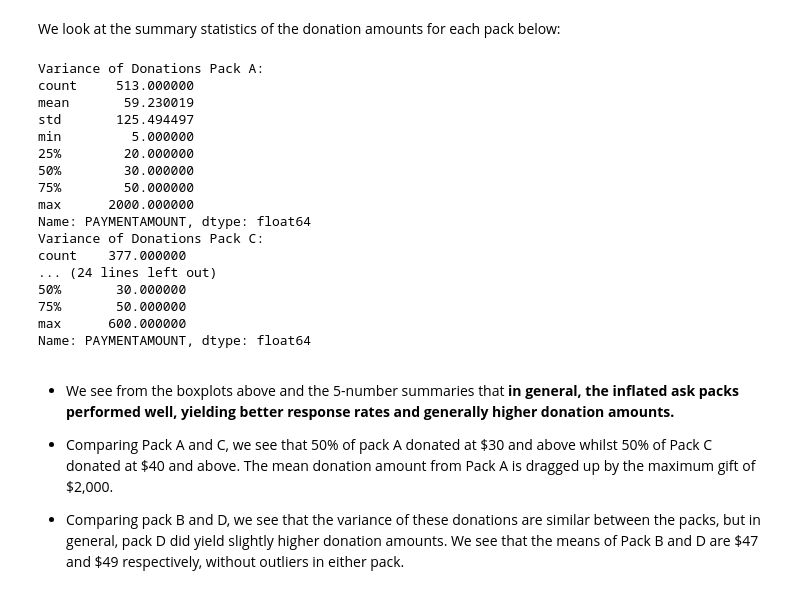
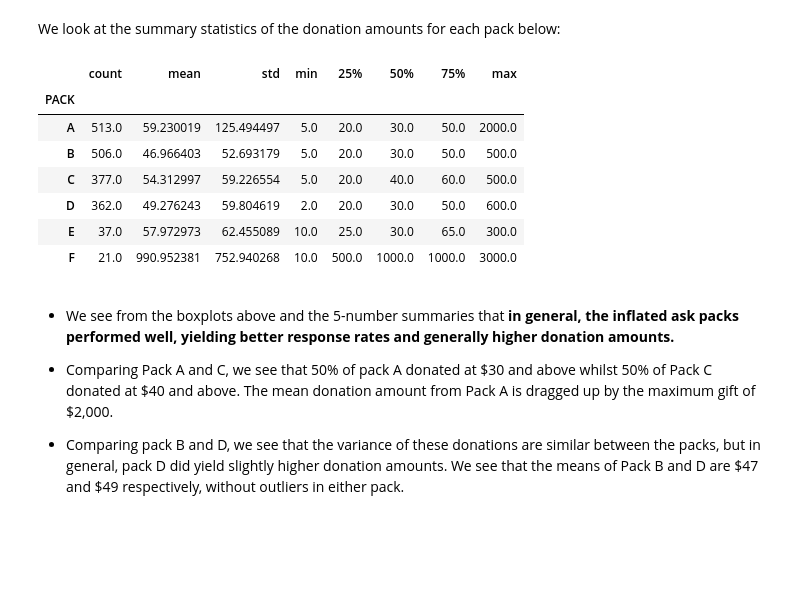
Before and after one commit to yeekayau/tsc_data_analysis, a Jupyter notebook: Analysis for 2016 Christmas Appeal 'Ask amount' AB Test.ipynb, the cells around one changed output. Cells and saved outputs as stored; diff of their text form; code cells hidden in the pictures; blank space fills up the shorter version.

```diff
--- a/Analysis for 2016 Christmas Appeal 'Ask amount' AB Test.ipynb
+++ b/Analysis for 2016 Christmas Appeal 'Ask amount' AB Test.ipynb
@@ -100,34 +100,19 @@ df.loc[((df['PAYMENTAMOUNT']>0) & (df['PACK'].isin(['B','D']))),:].boxplot(colum
 [figure]
 # %% [markdown]
 We look at the summary statistics of the donation amounts for each pack below:
-# %%
-print('Variance of Donations Pack A:')
-print(df.loc[((df['PAYMENTAMOUNT']>0) & (df['PACK'].isin(['A']))),'PAYMENTAMOUNT'].describe())
-print('Variance of Donations Pack C:')
-print(df.loc[((df['PAYMENTAMOUNT']>0) & (df['PACK'].isin(['C']))),'PAYMENTAMOUNT'].describe())
-
-print('Variance of Donations Pack B:')
-print(df.loc[((df['PAYMENTAMOUNT']>0) & (df['PACK'].isin(['B']))),'PAYMENTAMOUNT'].describe())
-print('Variance of Donations Pack D:')
-print(df.loc[((df['PAYMENTAMOUNT']>0) & (df['PACK'].isin(['D']))),'PAYMENTAMOUNT'].describe())
-# %% [output]
-Variance of Donations Pack A:
-count     513.000000
-mean       59.230019
-std       125.494497
-min         5.000000
-25%        20.000000
-50%        30.000000
-75%        50.000000
-max      2000.000000
-Name: PAYMENTAMOUNT, dtype: float64
-Variance of Donations Pack C:
-count    377.000000
-... (24 lines left out)
-50%       30.000000
-75%       50.000000
-max      600.000000
-Name: PAYMENTAMOUNT, dtype: float64
+# %%
+df_by_pack = df.loc[df['PAYMENTAMOUNT']>0,:].groupby('PACK')
+
+df_by_pack['PAYMENTAMOUNT'].describe().unstack()
+# %% [output]
+|  | count | mean | std | min | 25% | 50% | 75% | max |
+| PACK |  |  |  |  |  |  |  |  |
+| A | 513.0 | 59.230019 | 125.494497 | 5.0 | 20.0 | 30.0 | 50.0 | 2000.0 |
+| B | 506.0 | 46.966403 | 52.693179 | 5.0 | 20.0 | 30.0 | 50.0 | 500.0 |
+| C | 377.0 | 54.312997 | 59.226554 | 5.0 | 20.0 | 40.0 | 60.0 | 500.0 |
+| D | 362.0 | 49.276243 | 59.804619 | 2.0 | 20.0 | 30.0 | 50.0 | 600.0 |
+| E | 37.0 | 57.972973 | 62.455089 | 10.0 | 25.0 | 30.0 | 65.0 | 300.0 |
+| F | 21.0 | 990.952381 | 752.940268 | 10.0 | 500.0 | 1000.0 | 1000.0 | 3000.0 |
 # %% [markdown]
 * We see from the boxplots above and the 5-number summaries that **in general, the inflated ask packs performed well, yielding better response rates and generally higher donation amounts.**
 
```
